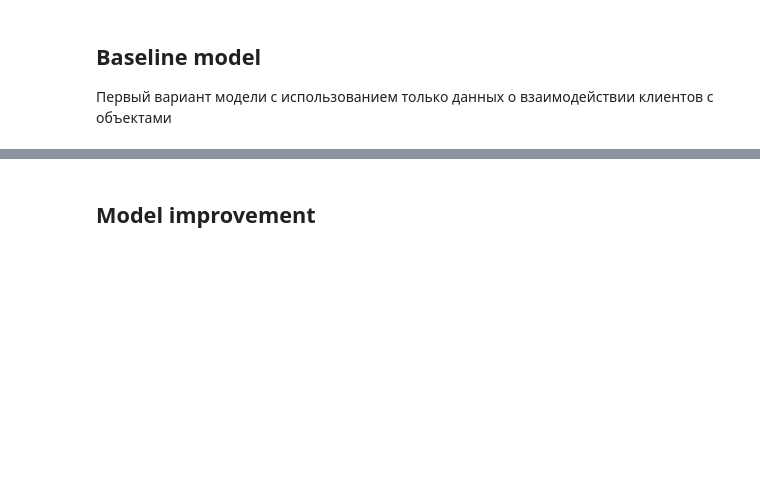
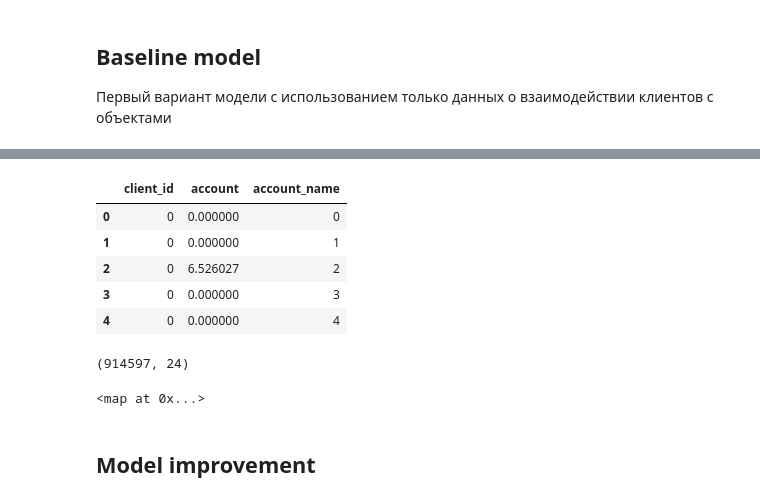
Before and after one commit to Alexdemenev/mle-final-project, a Jupyter notebook: experiments/train_model.ipynb, the cells around one changed output, grey strips where cells are left out. Saved outputs shown, nothing was run; the diff lists cells and outputs as text; code cells hidden in the pictures; blank space fills up the shorter version.

```diff
--- a/experiments/train_model.ipynb
+++ b/experiments/train_model.ipynb
@@ -22,0 +160,2 @@ AWS_SECRET_ACCESS_KEY=os.getenv("AWS_SECRET_ACCESS_KEY")
+# %%
+scaler = MinMaxScaler()
@@ -23,2 +225,19 @@ AWS_SECRET_ACCESS_KEY=os.getenv("AWS_SECRET_ACCESS_KEY")
+# %%
+interaction_matrix_exploded[interaction_matrix_exploded['account'] != 0]
+# %% [output]
+|  | client_id | account | account_name |
+| 0 | 0 | 0.000000 | 0 |
+| 1 | 0 | 0.000000 | 1 |
+| 2 | 0 | 6.526027 | 2 |
+| 3 | 0 | 0.000000 | 3 |
+| 4 | 0 | 0.000000 | 4 |
+# %%
+recommendations[0].shape
+# %% [output]
+(914597, 24)
+# %%
+map(set,recommendations.tolist())
+# %% [output]
+<map at 0x...>
 # %% [markdown]
 ## Model improvement
```
Also changed, not shown: parts of 25 cells of this notebook, 7 other files.
